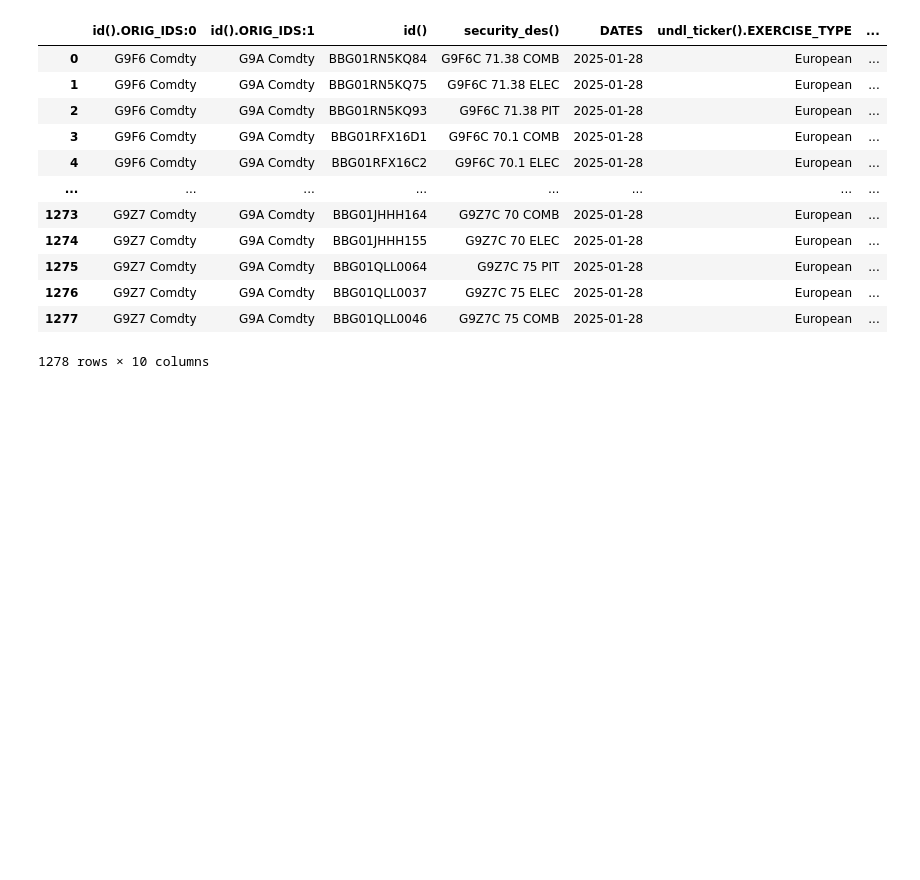
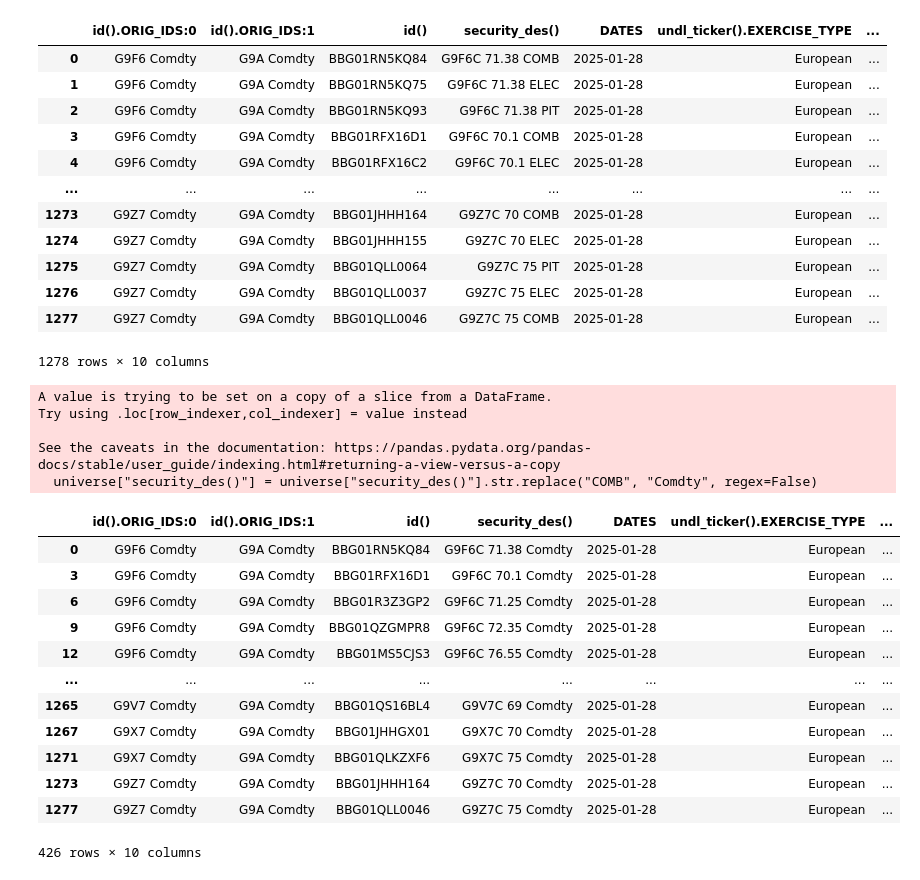
Before and after one commit to FilippoRonzino/asian-options-thesis, a Jupyter notebook: data/preprocessing.ipynb, the cells around one changed output. Cells and saved outputs as stored; diff of their text form; code cells hidden in the pictures; blank space fills up the shorter version.

```diff
--- a/data/preprocessing.ipynb
+++ b/data/preprocessing.ipynb
@@ -36,3 +36,29 @@ universe
 | 1276 | G9Z7 Comdty | G9A Comdty | BBG01QLL0037 | G9Z7C 75 ELEC | 2025-01-28 | European | ... |
 | 1277 | G9Z7 Comdty | G9A Comdty | BBG01QLL0046 | G9Z7C 75 COMB | 2025-01-28 | European | ... |
 1278 rows × 10 columns
+# %%
+universe = universe[universe["security_des()"].str.contains("COMB")]
+# %%
+universe["security_des()"] = universe["security_des()"].str.replace("COMB", "Comdty", regex=False)
+# %% [output]
+A value is trying to be set on a copy of a slice from a DataFrame.
+Try using .loc[row_indexer,col_indexer] = value instead
+
+See the caveats in the documentation: https://pandas.pydata.org/pandas-docs/stable/user_guide/indexing.html#returning-a-view-versus-a-copy
+  universe["security_des()"] = universe["security_des()"].str.replace("COMB", "Comdty", regex=False)
+# %%
+universe
+# %% [output]
+|  | id().ORIG_IDS:0 | id().ORIG_IDS:1 | id() | security_des() | DATES | undl_ticker().EXERCISE_TYPE | ... |
+| 0 | G9F6 Comdty | G9A Comdty | BBG01RN5KQ84 | G9F6C 71.38 Comdty | 2025-01-28 | European | ... |
+| 3 | G9F6 Comdty | G9A Comdty | BBG01RFX16D1 | G9F6C 70.1 Comdty | 2025-01-28 | European | ... |
+| 6 | G9F6 Comdty | G9A Comdty | BBG01R3Z3GP2 | G9F6C 71.25 Comdty | 2025-01-28 | European | ... |
+| 9 | G9F6 Comdty | G9A Comdty | BBG01QZGMPR8 | G9F6C 72.35 Comdty | 2025-01-28 | European | ... |
+| 12 | G9F6 Comdty | G9A Comdty | BBG01MS5CJS3 | G9F6C 76.55 Comdty | 2025-01-28 | European | ... |
+| ... | ... | ... | ... | ... | ... | ... | ... |
+| 1265 | G9V7 Comdty | G9A Comdty | BBG01QS16BL4 | G9V7C 69 Comdty | 2025-01-28 | European | ... |
+| 1267 | G9X7 Comdty | G9A Comdty | BBG01JHHGX01 | G9X7C 70 Comdty | 2025-01-28 | European | ... |
+| 1271 | G9X7 Comdty | G9A Comdty | BBG01QLKZXF6 | G9X7C 75 Comdty | 2025-01-28 | European | ... |
+| 1273 | G9Z7 Comdty | G9A Comdty | BBG01JHHH164 | G9Z7C 70 Comdty | 2025-01-28 | European | ... |
+| 1277 | G9Z7 Comdty | G9A Comdty | BBG01QLL0046 | G9Z7C 75 Comdty | 2025-01-28 | European | ... |
+426 rows × 10 columns
```
Also changed, not shown: parts of 6 cells of this notebook.
